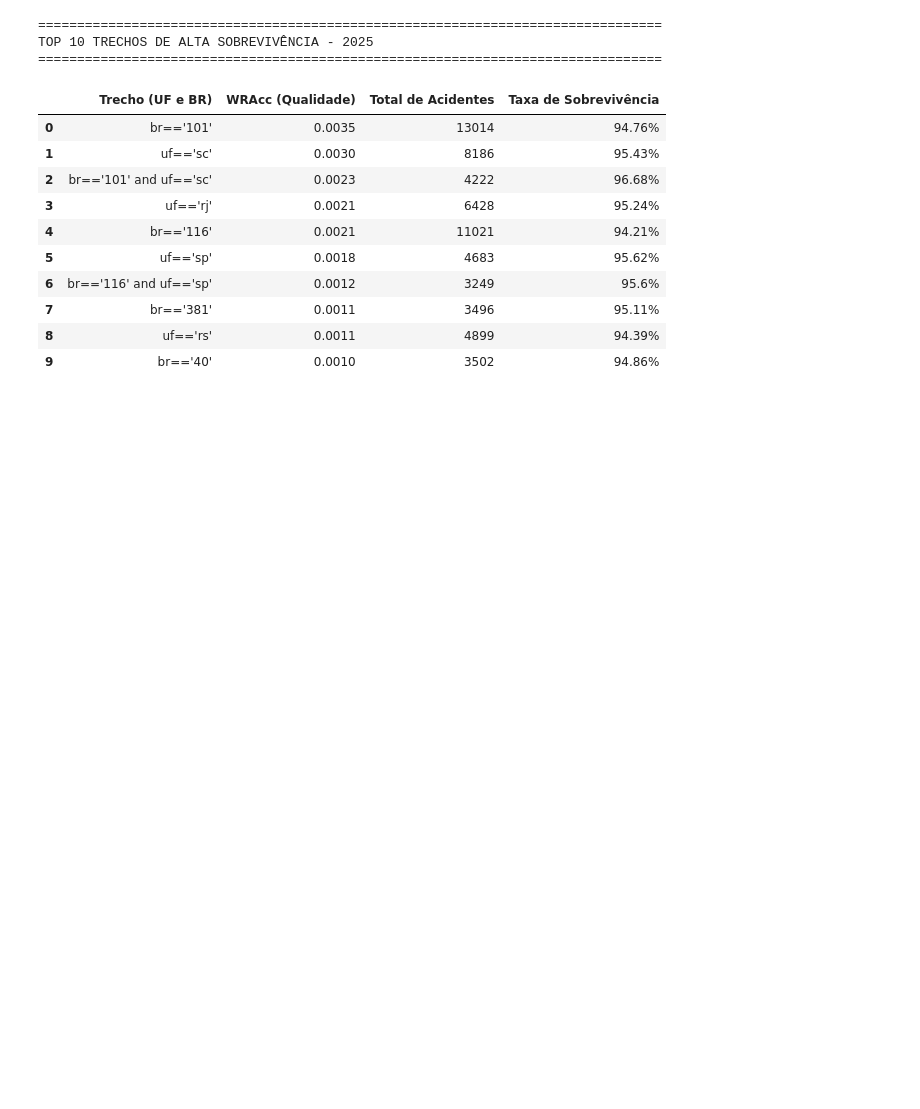
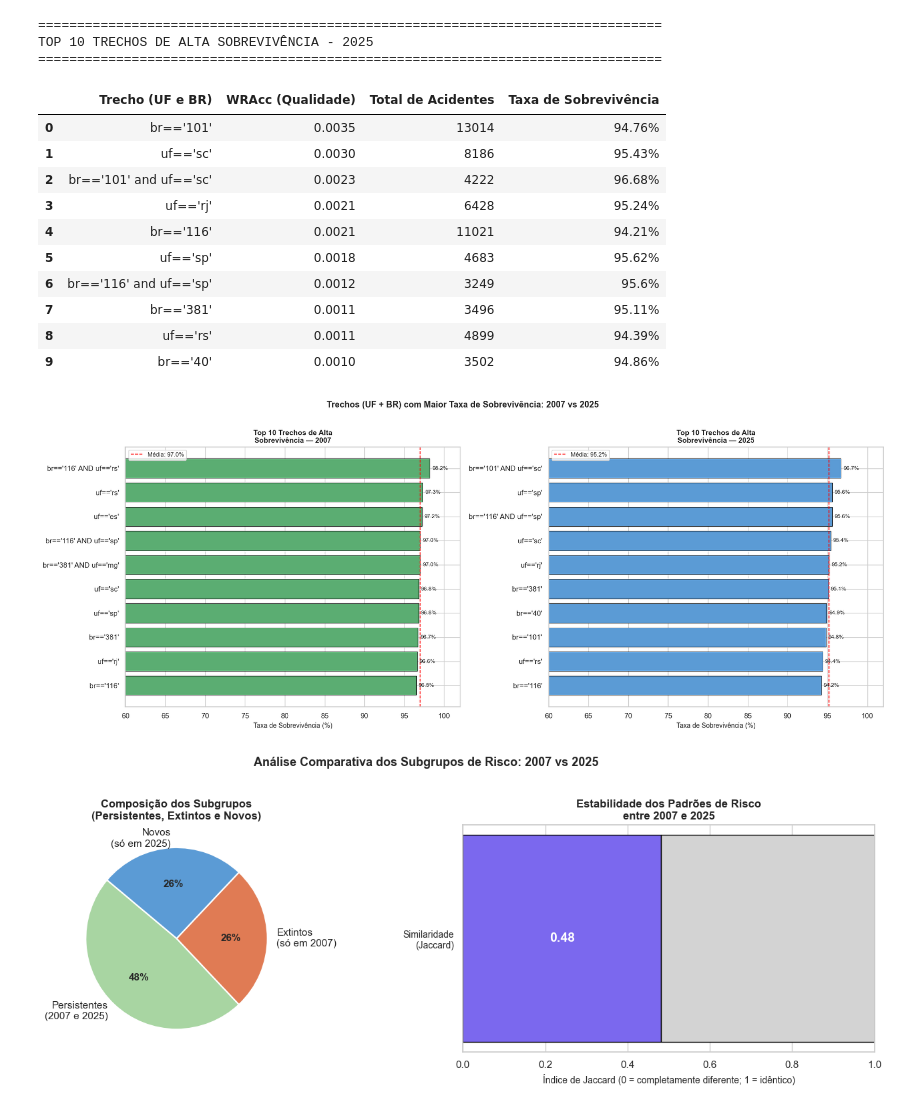
Before and after one commit to lauragodinho16/tp_ad, a Jupyter notebook: main.ipynb, the cells around one changed output. Cells and saved outputs as stored; diff of their text form; code cells hidden in the pictures; blank space fills up the shorter version.

```diff
--- a/main.ipynb
+++ b/main.ipynb
@@ -827,3 +919,80 @@ TOP 10 TRECHOS DE ALTA SOBREVIVÊNCIA - 2025
 | 7 | br=='381' | 0.0011 | 3496 | 95.11% |
 | 8 | uf=='rs' | 0.0011 | 4899 | 94.39% |
 | 9 | br=='40' | 0.0010 | 3502 | 94.86% |
+# %%
+# Gráfico: Trechos de Alta Sobrevivência - 2007 vs 2025
+import textwrap
+
+def plot_trechos_seguros(res, ano, ax, cor):
+    df = res.head(10).copy()
+    df["subgrupo_curto"] = df["subgroup"].apply(
+        lambda x: textwrap.fill(str(x).strip(), width=30)
+    )
+    df = df.sort_values("target_share_sg")
+    taxa = (df["target_share_sg"] * 100).round(1)
+    bars = ax.barh(
+        df["subgrupo_curto"],
+        taxa,
+        color=cor, edgecolor="black", linewidth=0.6
+    )
+    ax.set_xlabel("Taxa de Sobrevivência (%)", fontsize=10)
+    ax.set_title(f"Top 10 Trechos de Alta\nSobrevivência — {ano}",
+                 fontsize=11, fontweight="bold")
+    for bar, val in zip(bars, taxa):
+        ax.text(bar.get_width() + 0.3, bar.get_y() + bar.get_height()/2,
+                f"{val:.1f}%", va="center", ha="left", fontsize=8.5)
+    ax.set_xlim(60, 102)
+    ax.axvline(x=taxa.mean(), color="red", linestyle="--", linewidth=1.2,
+               label=f"Média: {taxa.mean():.1f}%")
+    ax.legend(fontsize=9)
+
+sns.set_theme(style="whitegrid")
+fig, axes = plt.subplots(1, 2, figsize=(18, 7))
+plot_trechos_seguros(res07_loc, 2007, axes[0], "#5BAD72")
+plot_trechos_seguros(res25_loc, 2025, axes[1], "#5B9BD5")
+plt.suptitle("Trechos (UF + BR) com Maior Taxa de Sobrevivência: 2007 vs 2025",
+             fontsize=13, fontweight="bold", y=1.01)
+plt.tight_layout()
+plt.show()
+
+# Gráfico: Jaccard e composição dos subgrupos
+sns.set_theme(style="whitegrid")
+contagens = {
+    "Persistentes\n(2007 e 2025)": len(set07 & set25),
+    "Extintos\n(só em 2007)":      len(set07 - set25),
+    "Novos\n(só em 2025)":         len(set25 - set07),
+}
+cores_pizza = ["#A8D5A2", "#E07B54", "#5B9BD5"]
+fig, axes = plt.subplots(1, 2, figsize=(14, 5))
+
+wedges, texts, autotexts = axes[0].pie(
+    contagens.values(),
+    labels=contagens.keys(),
+    autopct="%1.0f%%",
+    colors=cores_pizza,
+    startangle=140,
+    wedgeprops=dict(edgecolor="white", linewidth=1.5)
+)
+for at in autotexts:
+    at.set_fontsize(11)
+    at.set_fontweight("bold")
+axes[0].set_title("Composição dos Subgrupos\n(Persistentes, Extintos e Novos)",
+                  fontsize=12, fontweight="bold")
+
+axes[1].barh(["Similaridade\n(Jaccard)"], [jaccard], color="#7B68EE", edgecolor="black", height=0.4)
+axes[1].barh(["Similaridade\n(Jaccard)"], [1 - jaccard], left=[jaccard],
+             color="#D3D3D3", edgecolor="black", height=0.4)
+axes[1].set_xlim(0, 1)
+axes[1].set_xlabel("Índice de Jaccard (0 = completamente diferente; 1 = idêntico)", fontsize=10)
+axes[1].set_title("Estabilidade dos Padrões de Risco\nentre 2007 e 2025", fontsize=12, fontweight="bold")
+axes[1].text(jaccard / 2, 0, f"{jaccard:.2f}", va="center", ha="center",
+             fontsize=14, fontweight="bold", color="white")
+axes[1].tick_params(axis="y", labelsize=10)
+
+plt.suptitle("Análise Comparativa dos Subgrupos de Risco: 2007 vs 2025",
+             fontsize=13, fontweight="bold", y=1.02)
+plt.tight_layout()
+plt.show()
+# %% [output]
+[figure, added]
+[figure, added]
```
Also changed, not shown: parts of 6 cells of this notebook.
